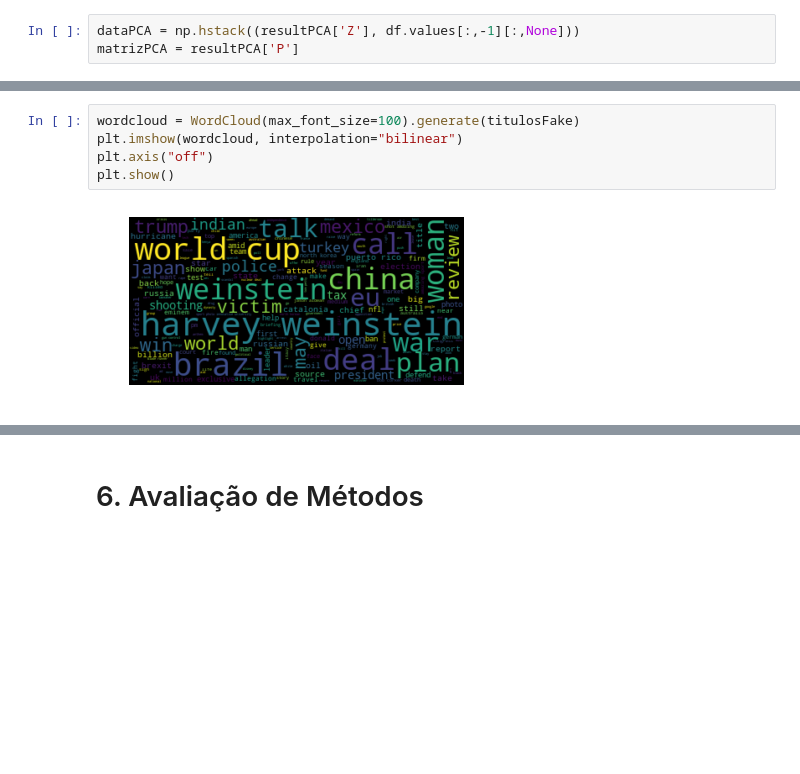
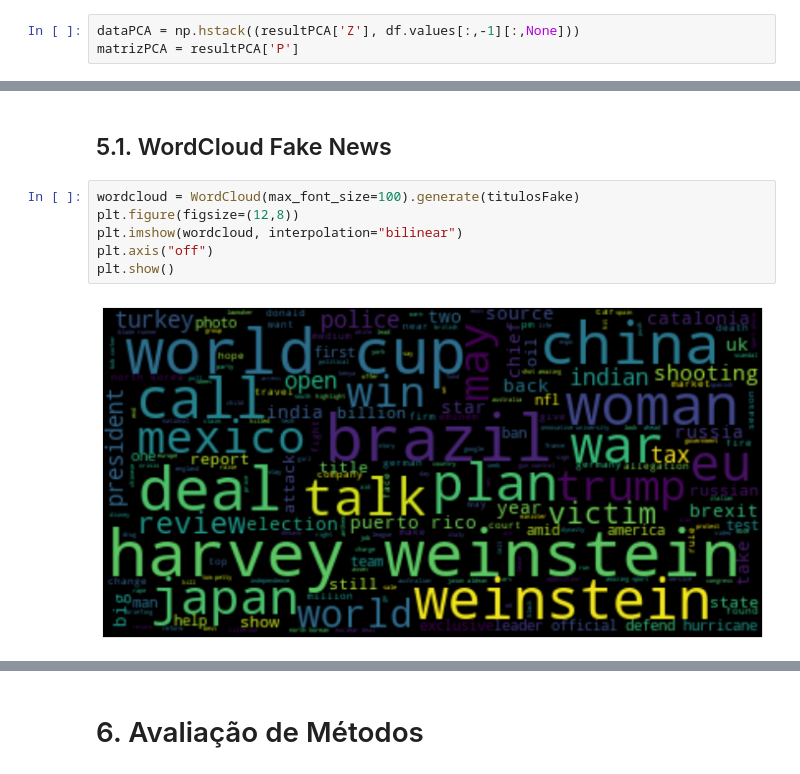
Before and after one commit to EdvarFilho/TrabalhoAprendizagemDeMaquina, a Jupyter notebook: Analisador de Fake News.ipynb, the cells around one changed output, grey strips where cells are left out. Drawn from its saved outputs; the diff is of its cells as text; blank space fills up the shorter version.

```diff
--- a/Analisador de Fake News.ipynb
+++ b/Analisador de Fake News.ipynb
@@ -290,7 +310,10 @@ for i in range(0, dataset.shape[0]):
+# %% [markdown]
+## 5.1. WordCloud Fake News
 # %%
 wordcloud = WordCloud(max_font_size=100).generate(titulosFake)
+plt.figure(figsize=(12,8))
 plt.imshow(wordcloud, interpolation="bilinear")
 plt.axis("off")
 plt.show()
 # %% [output]
-[figure, old version]
+[figure, new version]
```
Also changed, not shown: parts of 44 cells of this notebook, 2 other files.
